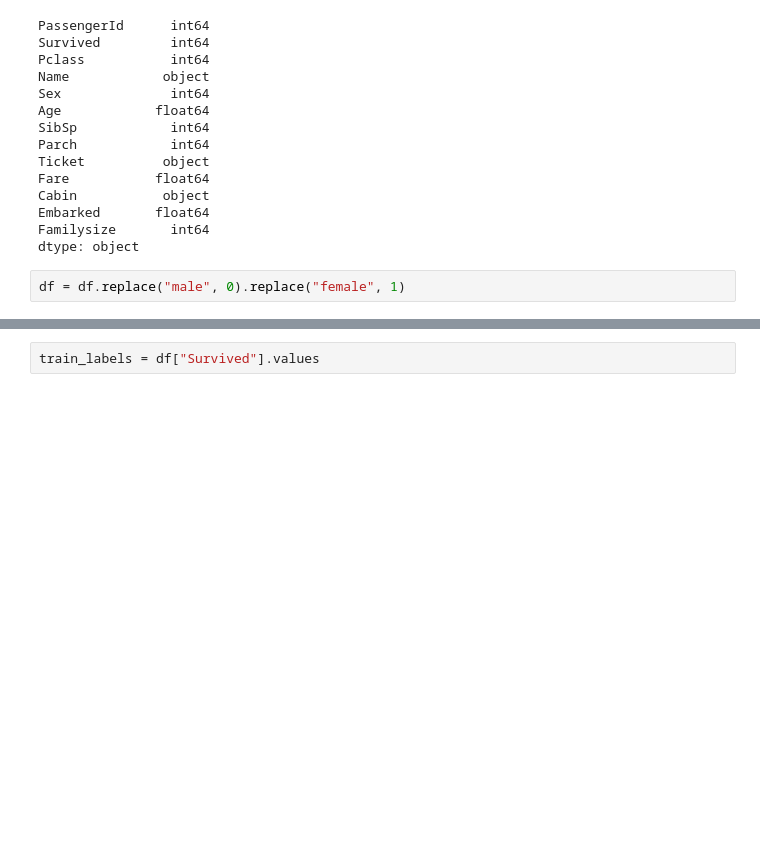
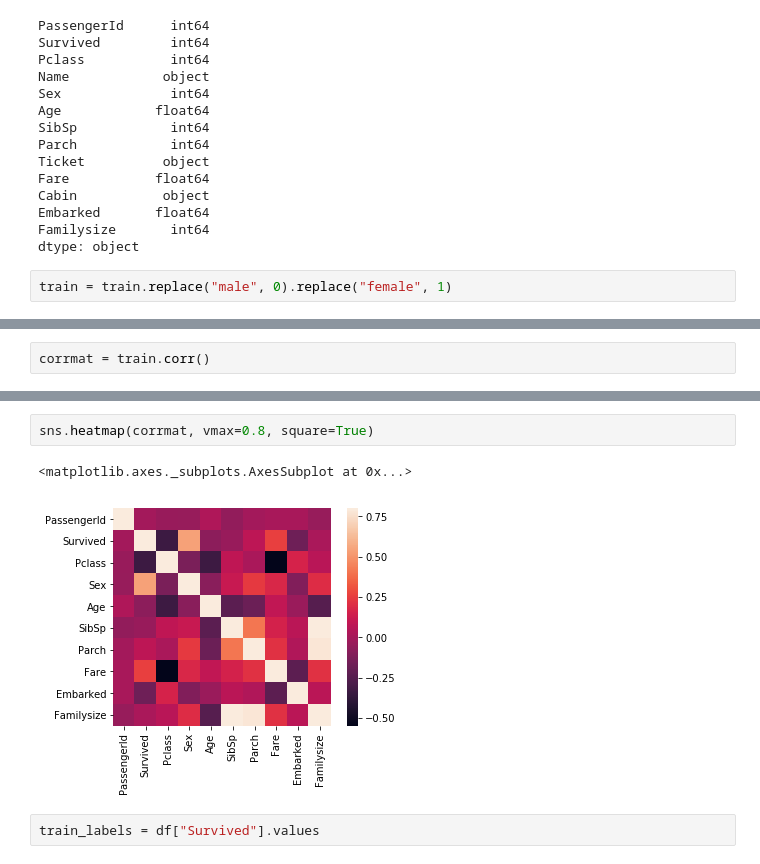
Before and after one commit to hikaruya8/kaggle, a Jupyter notebook: titanic.ipynb, the cells around one changed output, grey strips where cells are left out. Drawn from its saved outputs; the diff is of its cells as text; blank space fills up the shorter version.

```diff
--- a/titanic.ipynb
+++ b/titanic.ipynb
@@ -209,5 +209,5 @@ Embarked       float64
 Familysize       int64
 dtype: object
 # %%
-df = df.replace("male", 0).replace("female", 1)
+train = train.replace("male", 0).replace("female", 1)
 # %%
@@ -267,0 +251,2 @@ Name: Survived, Length: 714, dtype: int64
+# %%
+corrmat = train.corr()
@@ -268,3 +267,8 @@ Name: Survived, Length: 714, dtype: int64
+# %%
+sns.heatmap(corrmat, vmax=0.8, square=True)
+# %% [output]
+<matplotlib.axes._subplots.AxesSubplot at 0x...>
+[figure, added]
 # %%
 train_labels = df["Survived"].values
 # %%
```
Also changed, not shown: parts of 6 cells of this notebook.
